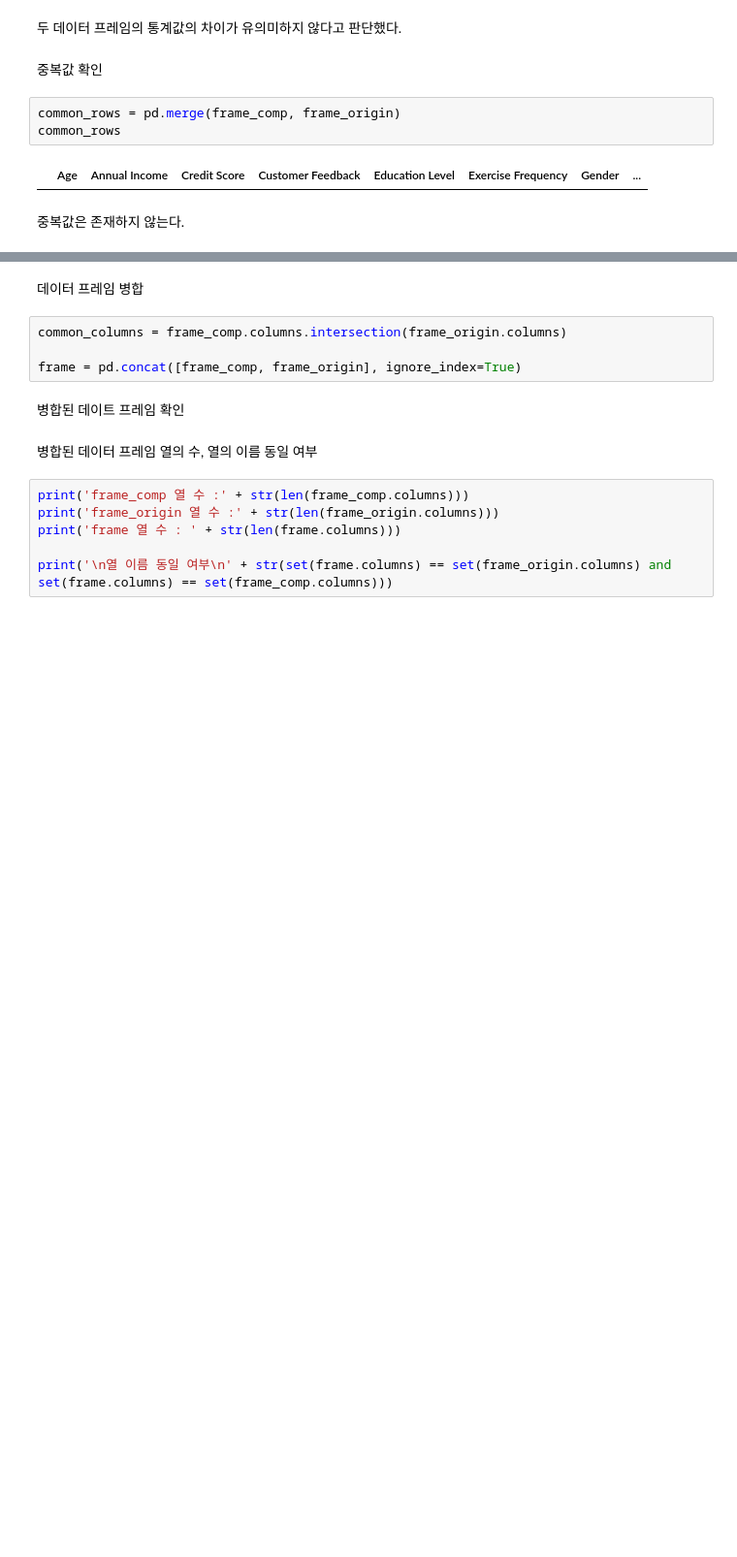
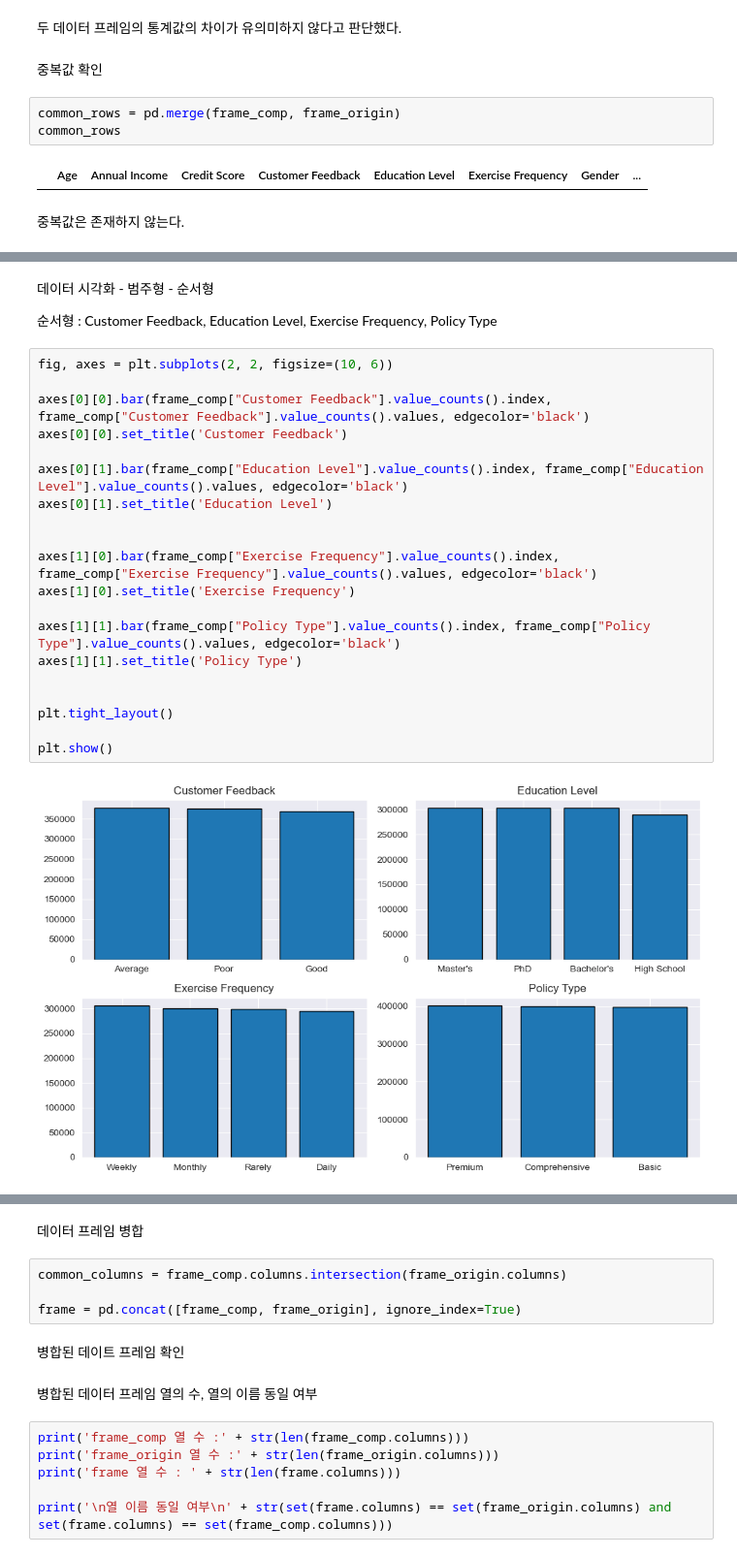
Before and after one commit to hyungijung/Project, a Jupyter notebook: Regression with an Insurance Dataset.ipynb, the cells around one changed output, grey strips where cells are left out. Shown: that part at 97% size. Cells and saved outputs as stored; diff of their text form; blank space fills up the shorter version.

```diff
--- a/Regression with an Insurance Dataset.ipynb
+++ b/Regression with an Insurance Dataset.ipynb
@@ -218,0 +302,26 @@ common_rows
+# %% [markdown]
+데이터 시각화 - 범주형 - 순서형
+
+순서형 : Customer Feedback, Education Level, Exercise Frequency, Policy Type
+# %%
+fig, axes = plt.subplots(2, 2, figsize=(10, 6))
+
+axes[0][0].bar(frame_comp["Customer Feedback"].value_counts().index, frame_comp["Customer Feedback"].value_counts().values, edgecolor='black')
+axes[0][0].set_title('Customer Feedback')
+
+axes[0][1].bar(frame_comp["Education Level"].value_counts().index, frame_comp["Education Level"].value_counts().values, edgecolor='black')
+axes[0][1].set_title('Education Level')
+
+
+axes[1][0].bar(frame_comp["Exercise Frequency"].value_counts().index, frame_comp["Exercise Frequency"].value_counts().values, edgecolor='black')
+axes[1][0].set_title('Exercise Frequency')
+
+axes[1][1].bar(frame_comp["Policy Type"].value_counts().index, frame_comp["Policy Type"].value_counts().values, edgecolor='black')
+axes[1][1].set_title('Policy Type')
+
+
+plt.tight_layout()
+
+plt.show()
+# %% [output]
+[figure, added]
```
Also changed, not shown: parts of 32 cells of this notebook.
